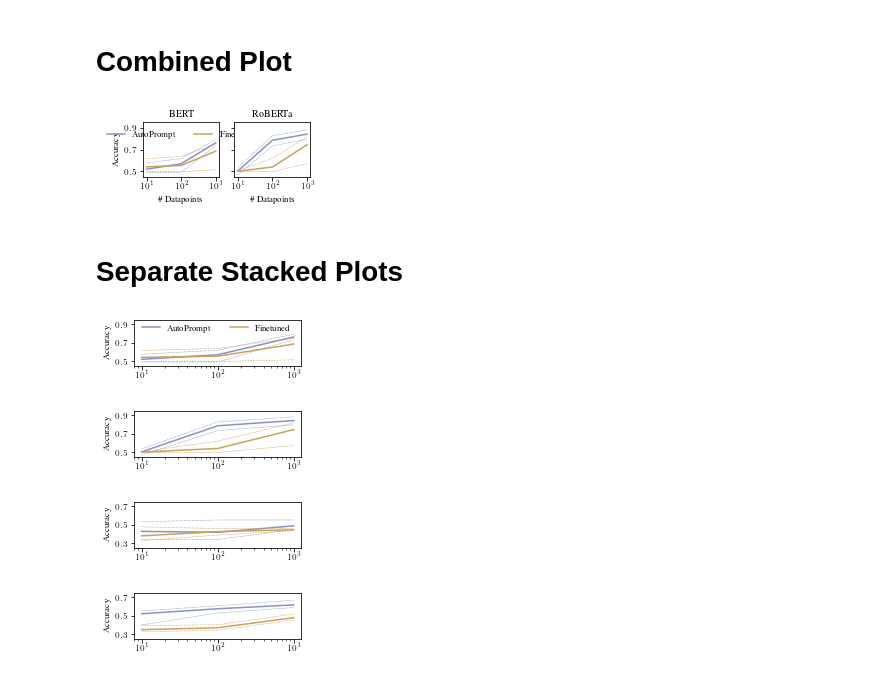
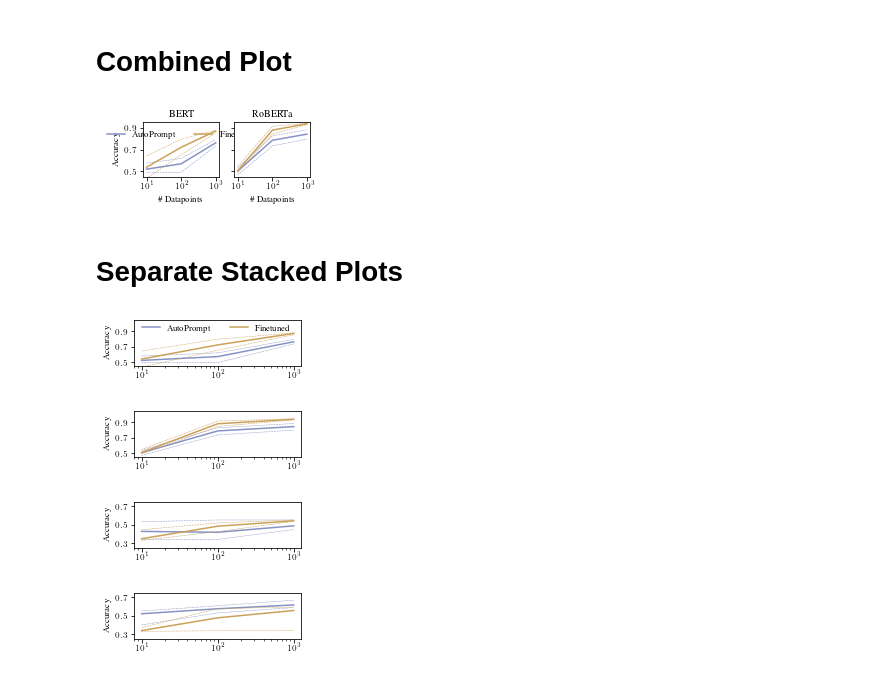
Before and after one commit to ucinlp/autoprompt, a Jupyter notebook: Figures.ipynb, the cells around one changed output. Drawn from its saved outputs; the diff is of its cells as text; code cells hidden in the pictures.

```diff
--- a/Figures.ipynb
+++ b/Figures.ipynb
@@ -127,9 +127,9 @@ plt.savefig('sst2_label_set.pdf', bbox_inches='tight')
 # Combined Plot
 # %%
 df = pd.read_csv('dataset_size.csv', na_values='-')
-ftune = pd.read_csv('finetune.csv', na_values='-')
+ftune = pd.read_csv('finetune.stable.csv', na_values='-')
 df_sicke = pd.read_csv('dataset_size_sicke.csv', na_values='-')
-ftune_sicke = pd.read_csv('finetune_sicke.csv', na_values='-')
+ftune_sicke = pd.read_csv('finetune_sicke.stable.csv', na_values='-')
 
 
 
@@ -235,7 +235,7 @@ axes[0].legend(loc='upper center', ncol=2, frameon=False)
 # fig.subplots_adjust(hspace=0.8)
 plt.savefig('sst_training_size.pdf', bbox_inches='tight')
 # %% [output]
-[figure, old version]
+[figure, new version]
 # %% [markdown]
 # Separate Stacked Plots
 # %%
@@ -279,35 +279,35 @@ def plot_fct(ax, df, ftune, model):
 # %%
 figsize = (3, 0.85)
 
 fig, ax = plt.subplots(figsize=figsize)
 plot_fct(ax, df, ftune, 'bert-base-cased')
 # ax.tick_params(labelbottom=False)
-ax.set_ylim(0.45, 0.95)
+ax.set_ylim(0.45, 1.05)
 ax.set_yticks([0.5, 0.7, 0.9])
 ax.legend(loc='lower left', bbox_to_anchor=(0.0, 0.55), ncol=2, frameon=False);
-plt.savefig('sst2_bert_training_size.pdf', bbox_inches='tight')
+plt.savefig('sst2_bert_training_size.stable.pdf', bbox_inches='tight')
 
 fig, ax = plt.subplots(figsize=figsize)
 plot_fct(ax, df, ftune, 'roberta-large')
 # ax.tick_params(labelbottom=False)
-ax.set_ylim(0.45, 0.95)
+ax.set_ylim(0.45, 1.05)
 ax.set_yticks([0.5, 0.7, 0.9])
-plt.savefig('sst2_roberta_training_size.pdf', bbox_inches='tight')
+plt.savefig('sst2_roberta_training_size.stable.pdf', bbox_inches='tight')
 
 fig, ax = plt.subplots(figsize=figsize)
 plot_fct(ax, df_sicke, ftune_sicke, 'bert-base-cased')
 # ax.tick_params(labelbottom=False)
 ax.set_ylim(0.25, 0.75)
 ax.set_yticks([0.3, 0.5, 0.7])
-plt.savefig('sicke_bert_training_size.pdf', bbox_inches='tight')
+plt.savefig('sicke_bert_training_size.stable.pdf', bbox_inches='tight')
 
 fig, ax = plt.subplots(figsize=figsize)
 plot_fct(ax, df_sicke, ftune_sicke, 'roberta-large')
 ax.set_ylim(0.25, 0.75)
 ax.set_yticks([0.3, 0.5, 0.7])
-plt.savefig('sicke_roberta_training_size.pdf', bbox_inches='tight')
+plt.savefig('sicke_roberta_training_size.stable.pdf', bbox_inches='tight')
 # %% [output]
-[figure, old version]
+[figure, new version]
-[figure, old version]
+[figure, new version]
-[figure, old version]
+[figure, new version]
-[figure, old version]
+[figure, new version]
```
Also changed, not shown: 1 other file.
